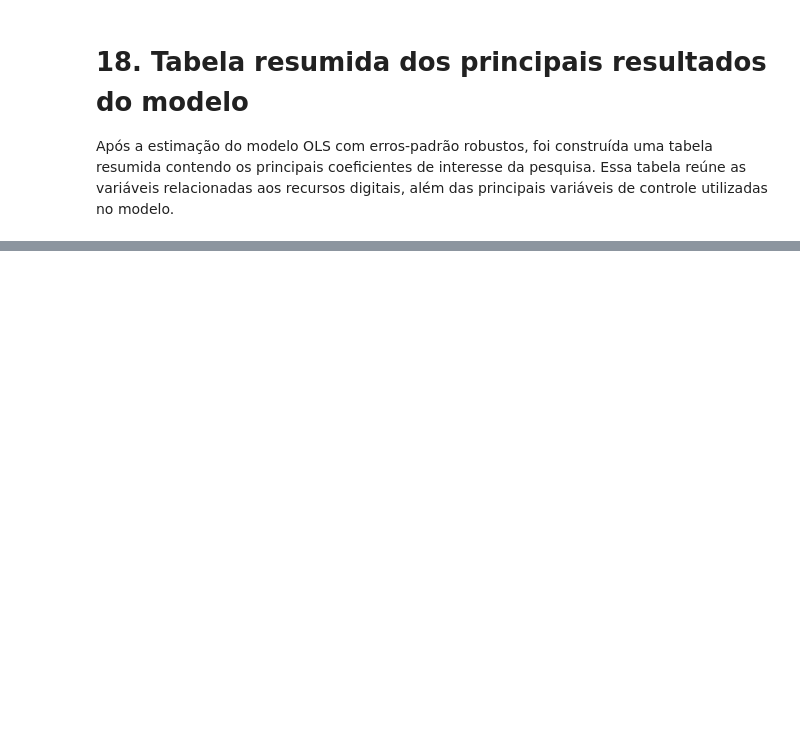
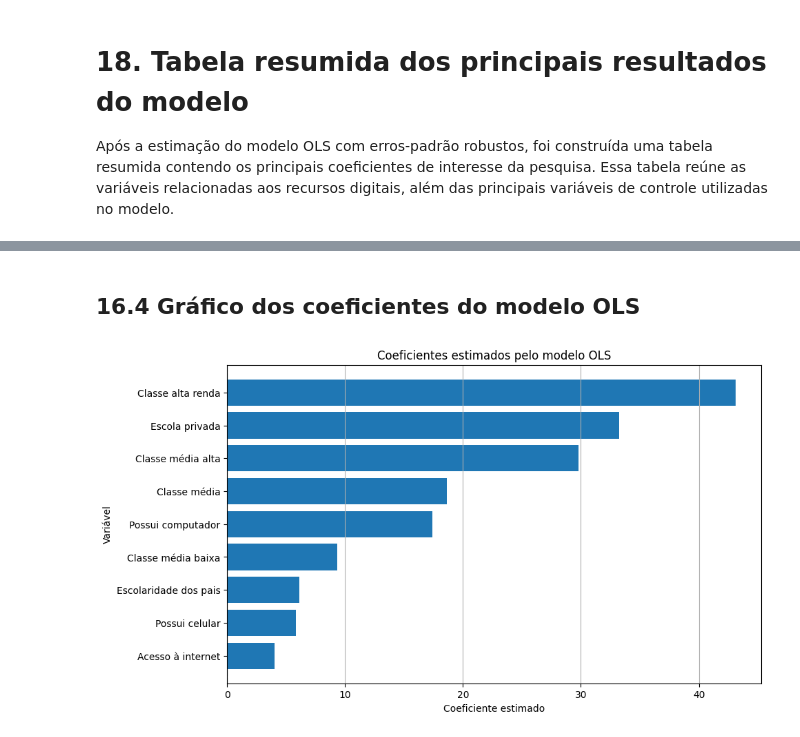
Before and after one commit to Antonio1H/tcc-enem-recursos-digitais, a Jupyter notebook: analiseMicrodadosEnemAnos.ipynb, the cells around one changed output, grey strips where cells are left out. Cells and saved outputs as stored; diff of their text form; code cells hidden in the pictures; blank space fills up the shorter version.

```diff
--- a/analiseMicrodadosEnemAnos.ipynb
+++ b/analiseMicrodadosEnemAnos.ipynb
@@ -1143,0 +1267,26 @@ KeyError: '[\'C(RENDA, Treatment(reference="classe_baixa_renda"))[T.classe_baixa
+# %% [markdown]
+## 16.4 Gráfico dos coeficientes do modelo OLS
+# %%
+# Organizando a tabela para o gráfico
+grafico_coeficientes = tabela_modelo_formatada.copy()
+
+# Ordenar pelo valor do coeficiente
+grafico_coeficientes = grafico_coeficientes.sort_values("Coeficiente")
+
+plt.figure(figsize=(10, 6))
+
+plt.barh(
+    grafico_coeficientes["Variável"],
+    grafico_coeficientes["Coeficiente"]
+)
+
+plt.axvline(0, linestyle="--")
+
+plt.title("Coeficientes estimados pelo modelo OLS")
+plt.xlabel("Coeficiente estimado")
+plt.ylabel("Variável")
+
+plt.grid(axis="x")
+plt.show()
+# %% [output]
+[figure, added]
```
Also changed, not shown: parts of 10 cells of this notebook.
